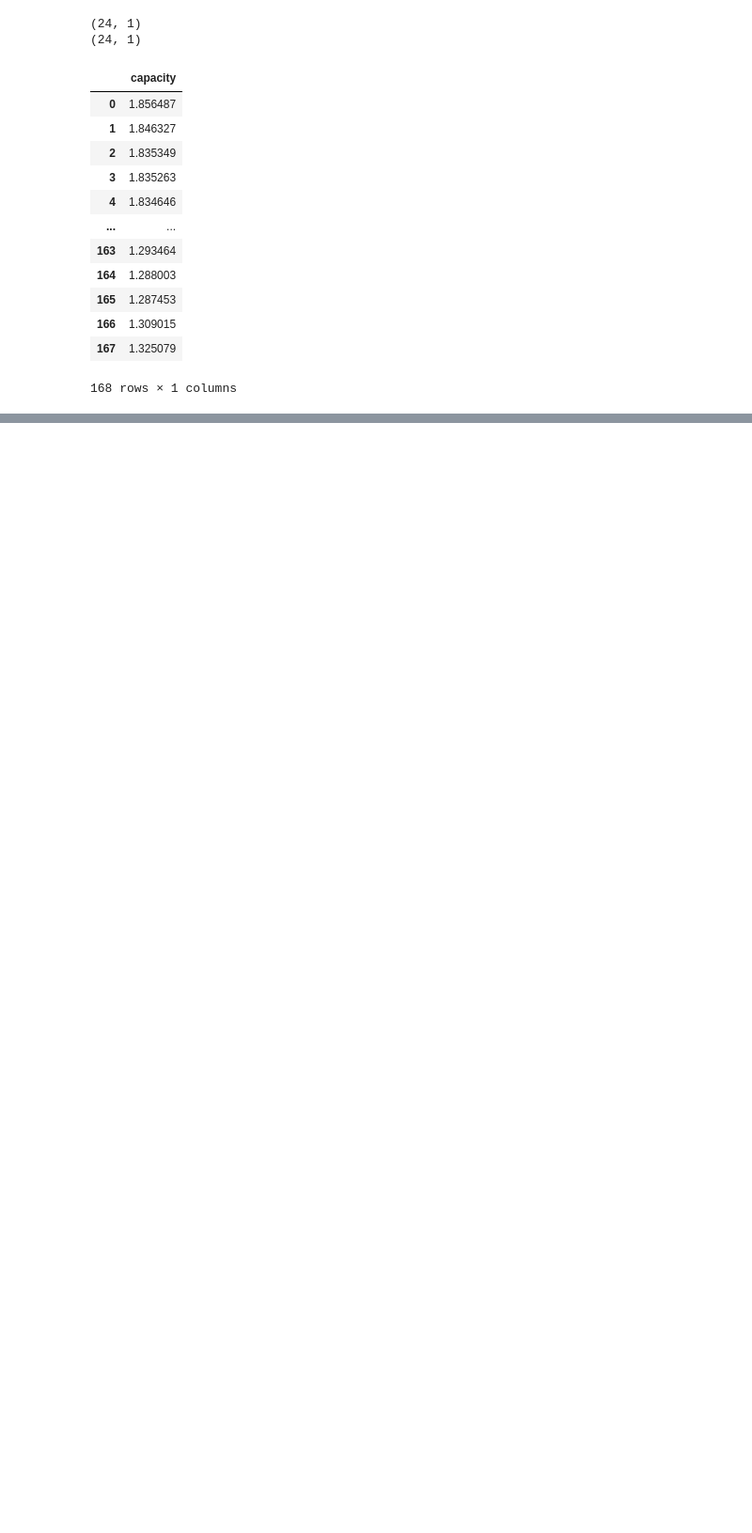
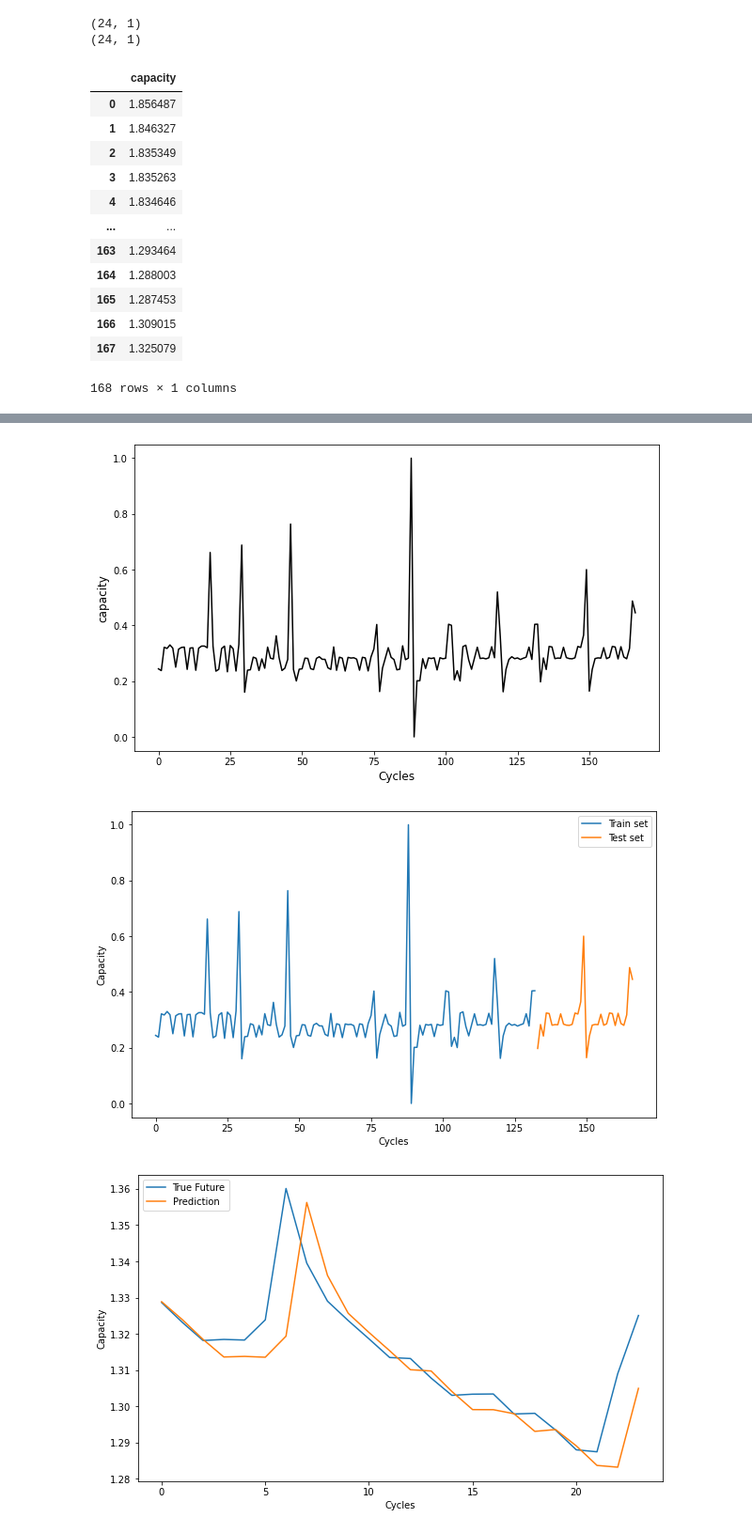
Before and after one commit to HaidaLu/PredictiveMaintenance, a Jupyter notebook: BatteryCapacityForecasting.ipynb, the cells around one changed output, grey strips where cells are left out. Shown at 94% size. Saved outputs shown, nothing was run; the diff lists cells and outputs as text; code cells hidden in the pictures; blank space fills up the shorter version.

```diff
--- a/BatteryCapacityForecasting.ipynb
+++ b/BatteryCapacityForecasting.ipynb
@@ -403,10 +426,14 @@ def create_model(units, X_train):
     model.compile(loss='mse', optimizer='adam')
     return model
 # %%
-def fit_model(model):
+def fit_model(model, train_data_X, train_data_Y):
     early_stop = keras.callbacks.EarlyStopping(monitor='val_loss', patience = 10)
-
-    history = model.fit(train_data_X, train_data_Y, epochs = 100, validation_split = 0.2, batch_size = 32, shuffle = False, callbacks=[early_stop])
+    history = model.fit(train_data_X, train_data_Y,
+                        epochs = 200,
+                        validation_split=0.2,
+                        batch_size = 8,
+                        shuffle = False,
+                        callbacks=[early_stop])
     return history
 # %%
 model_lstm = create_model(32, train_data_X)
@@ -623,0 +897,67 @@ Root Mean Square Error:  0.011489099185031645
+# %%
+# process capacity_df_5
+# 1.2 Transform the data into stationary
+### detecting non_stationarity statistically
+test_results = detect_stationarity(capacity_df_5["capacity"])
+print(f"p-value of battery #5 is: {test_results[1]}")
+dif_5 = transform_into_stationary(capacity_df_5)
+test_results2 = detect_stationarity(dif_5["capacity"])
+print(f"p-value after differencing: {test_results2[1]}")
+
+print("dif_5:")
+print(dif_5.head())
+
+# 1.3 normalization (not use function -> need to use same scaler to inverse)
+scaler = MinMaxScaler(feature_range=(0, 1))
+input_scaler = scaler.fit(dif_5.values)
+norm_data_5 = input_scaler.transform(dif_5.values)
+norm_data_5 = pd.DataFrame(norm_data_5)
+
+
+# plot the data after differencing and nommalization
+norm_data_5.columns=['capacity']
+print("data after differencing and normalization")
+timeseries(norm_data_5.index, norm_data_5['capacity'], 'Cycles', 'capacity')
+
+# 1.4 train-test splits
+train_data_5, test_data_5 = divide_train_test(norm_data_5, split_fraction=0.8)
+
+########################## Plotting dataset #######################
+
+plt.figure(figsize = (10, 6))
+plt.plot(train_data_5)
+plt.plot(test_data_5)
+plt.xlabel('Cycles')
+plt.ylabel('Capacity')
+plt.legend(['Train set', 'Test set'], loc='upper right')
+print('Dimension of train data: ',train_data_5.shape)
+print('Dimension of test data: ', test_data_5.shape)
+
+#1.5 timeseries_dataset_preparation
+train_ds_5, train_data_X_5, train_data_Y_5 = timeseries_dataset_preparation(train_data_5, 10)
+print(train_data_X_5.shape)
+test_ds_5, test_data_X_5, test_data_Y_5 = timeseries_dataset_preparation(test_data_5, 10)
+print(test_data_X_5.shape)
+
+
+####### 2. Building Model
+model_lstm = create_model(32, train_data_X_5)
+history_lstm = fit_model(model_lstm, train_data_X_5, train_data_Y_5)
+model_lstm.summary()
+train_data_Y_5 = scaler.inverse_transform(train_data_Y_5)
+test_data_Y_5 = scaler.inverse_transform(test_data_Y_5)
+#### prediction
+prediction_lstm = prediction(model_lstm, test_data_X_5)
+
+# print(test_data_Y.shape)
+# print(prediction_lstm.shape)
+
+len = test_data_Y_5.size
+observation = capacity_df_5[-1-len: -1]
+predict = prediction_lstm + observation
+y_test_5 = test_data_Y_5 + observation
+
+plot_future(predict, y_test_5)
+
+evaluate_prediction(predict, y_test_5, 'LSTM')
+# %% [output]
@@ -623,0 +981,3 @@ Root Mean Square Error:  0.011489099185031645
+[figure, added]
+[figure, added]
+[figure, added]
```
Also changed, not shown: parts of 37 cells of this notebook.
